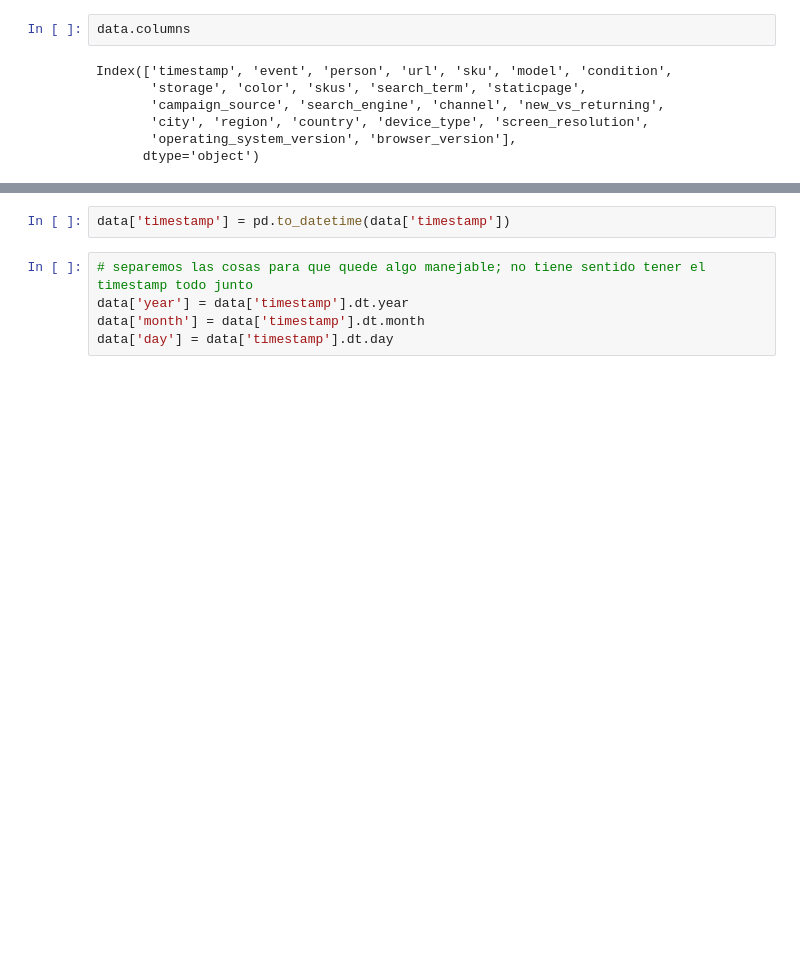
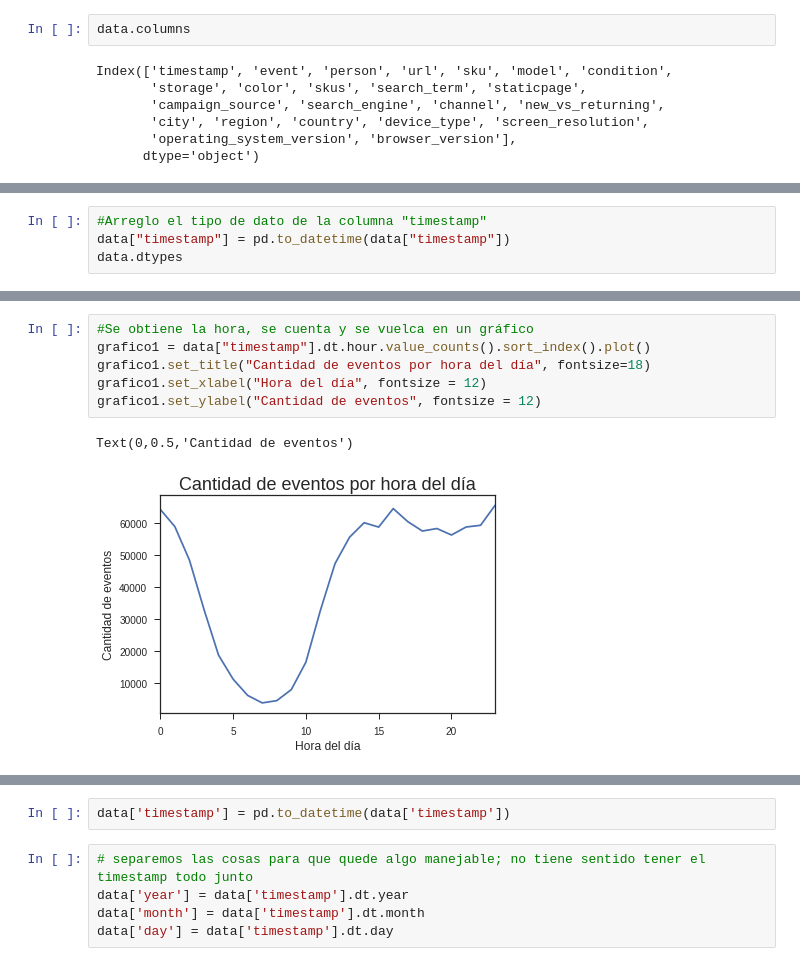
Before and after one commit to rozanecm/7506_OrganizacionDeDatos_TP1, a Jupyter notebook: algunos_graficos.ipynb, the cells around one changed output, grey strips where cells are left out. Cells and saved outputs as stored; diff of their text form; blank space fills up the shorter version.

```diff
--- a/algunos_graficos.ipynb
+++ b/algunos_graficos.ipynb
@@ -19,0 +26,4 @@ Index(['timestamp', 'event', 'person', 'url', 'sku', 'model', 'condition',
+# %%
+#Arreglo el tipo de dato de la columna "timestamp"
+data["timestamp"] = pd.to_datetime(data["timestamp"])
+data.dtypes
@@ -19,0 +48,9 @@ Index(['timestamp', 'event', 'person', 'url', 'sku', 'model', 'condition',
+# %%
+#Se obtiene la hora, se cuenta y se vuelca en un gráfico
+grafico1 = data["timestamp"].dt.hour.value_counts().sort_index().plot()
+grafico1.set_title("Cantidad de eventos por hora del día", fontsize=18)
+grafico1.set_xlabel("Hora del día", fontsize = 12)
+grafico1.set_ylabel("Cantidad de eventos", fontsize = 12)
+# %% [output]
+Text(0,0.5,'Cantidad de eventos')
+[figure, added]
```
Also changed, not shown: parts of 7 cells of this notebook.
